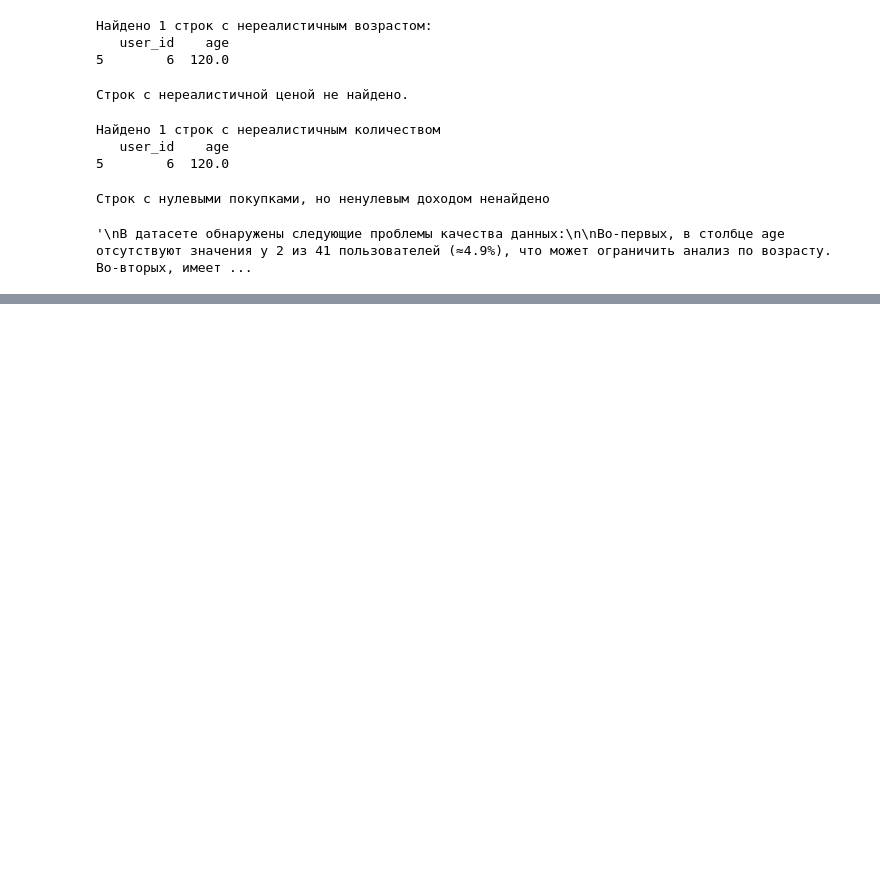
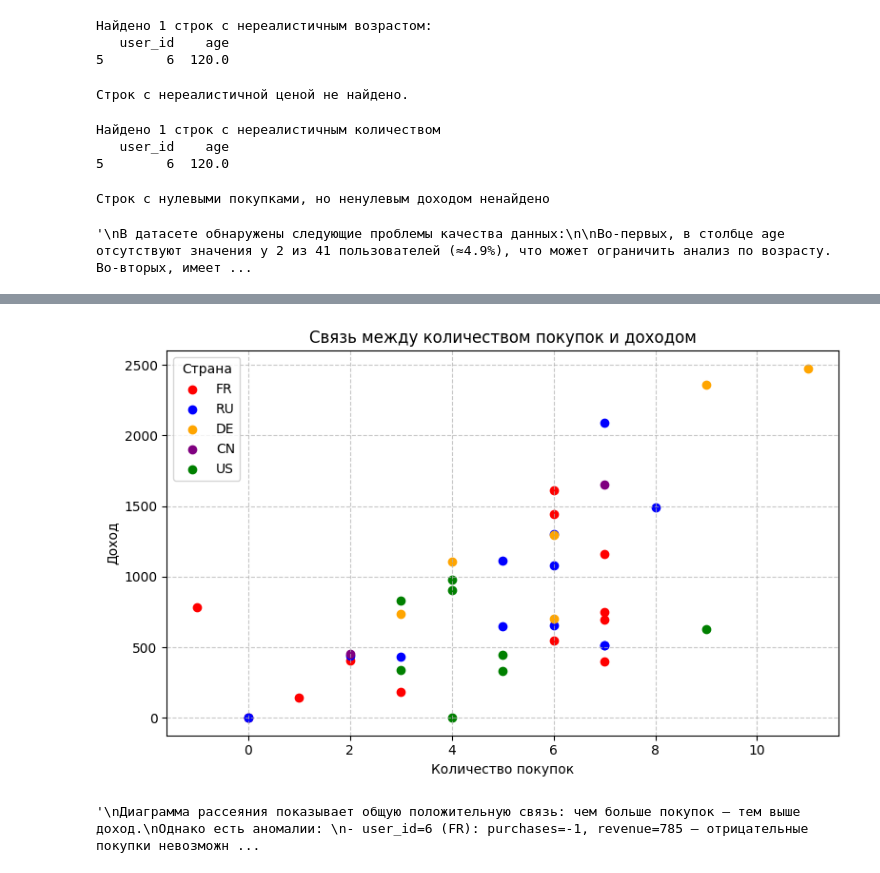
Before and after one commit to daririr/aie-group-3, a Jupyter notebook: homeworks/HW02/HW02.ipynb, the cells around one changed output, grey strips where cells are left out. Drawn from its saved outputs; the diff is of its cells as text; code cells hidden in the pictures; blank space fills up the shorter version.

```diff
--- a/homeworks/HW02/HW02.ipynb
+++ b/homeworks/HW02/HW02.ipynb
@@ -130,0 +230,29 @@ else:
+# %%
+# Scatter plot: purchases vs revenue
+plt.figure(figsize=(8, 5))
+colors = {'FR': 'red', 'RU': 'blue', 'US': 'green', 'DE': 'orange', 'CN': 'purple'}
+for country in data['country'].unique():
+    subset = data[data['country'] == country]
+    plt.scatter(subset['purchases'], subset['revenue'],
+                label=country, color=colors.get(country, 'gray'))
+
+plt.title('Связь между количеством покупок и доходом')
+plt.xlabel('Количество покупок')
+plt.ylabel('Доход')
+plt.legend(title='Страна')
+plt.grid(True, linestyle='--', alpha=0.7)
+plt.tight_layout()
+plt.savefig("figures/scatter_purchases_vs_revenue.png")  # Сохраняем
+plt.show()
+
+# Комментарий:
+"""
+Диаграмма рассеяния показывает общую положительную связь: чем больше покупок — тем выше доход.
+Однако есть аномалии:
+- user_id=6 (FR): purchases=-1, revenue=785 — отрицательные покупки невозможны;
+- user_id=11 (US): purchases=4, revenue=0 — странно, но возможно (возвраты?).
+Цвета помогают увидеть, что пользователи из DE часто находятся в зоне высокого дохода.
+"""
+# %% [output]
+[figure, added]
+'\nДиаграмма рассеяния показывает общую положительную связь: чем больше покупок — тем выше доход.\nОднако есть аномалии: \n- user_id=6 (FR): purchases=-1, revenue=785 — отрицательные покупки невозможн ...
```
Also changed, not shown: parts of 6 cells of this notebook, 3 other files.
